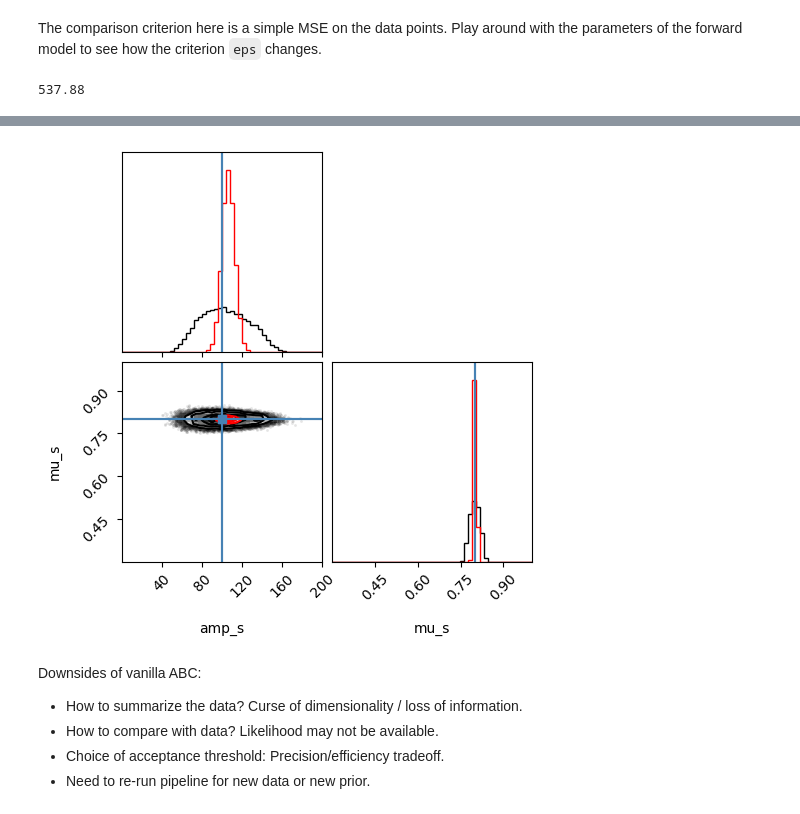
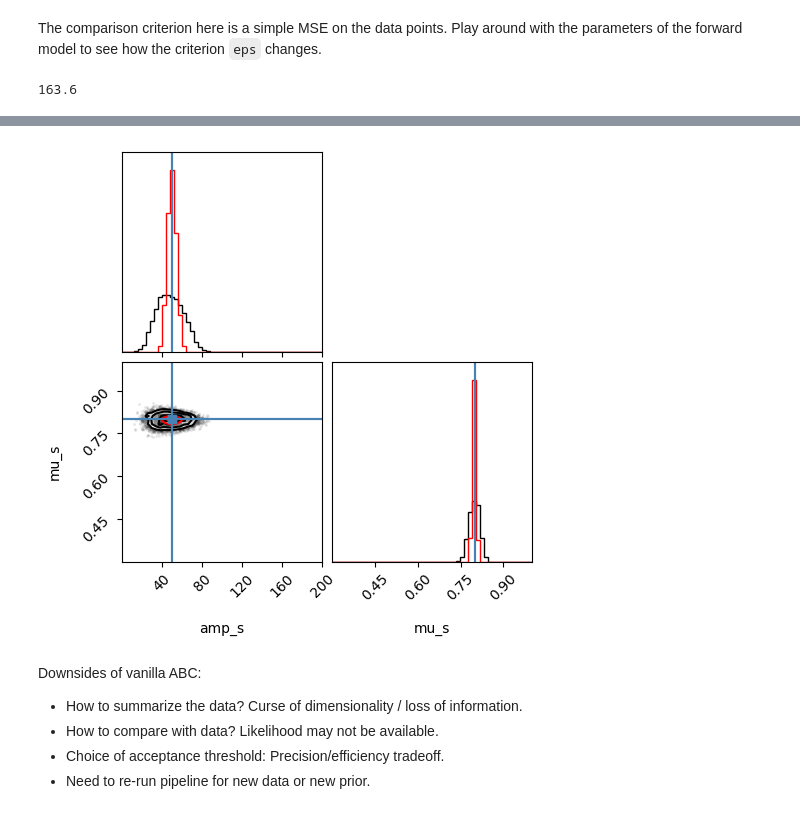
Before and after one commit to smsharma/sbi-lecture-mit, a Jupyter notebook: tutorial.ipynb, the cells around one changed output, grey strips where cells are left out. Saved outputs shown, nothing was run; the diff lists cells and outputs as text; code cells hidden in the pictures.

```diff
--- a/tutorial.ipynb
+++ b/tutorial.ipynb
@@ -136,7 +144,7 @@ def log_post(thetas, y, x):
 ndim, nwalkers = 2, 32
 sampler = emcee.EnsembleSampler(nwalkers, ndim, log_post, args=(y, x))
 
-pos = opt.x + 1e-2 * np.random.randn(nwalkers, ndim)
+pos = opt.x + 1e-3 * np.random.randn(nwalkers, ndim)
 sampler.run_mcmc(pos, 5000, progress=True);
 # %%
 # Plot posterior samples
@@ -155,11 +163,11 @@ def bump_simulator(thetas, y):
     """ Simulate samples from the bump forward model given theta = (amp_s, mu_s) and abscissa points y.
     """
     amp_s, mu_s = thetas
-    std_s, amp_b, exp_b = 0.05, 100, -0.5
+    std_s, amp_b, exp_b = 0.05, 50, -0.5
     x_mu = bump_forward_model(y, amp_s, mu_s, std_s, amp_b, exp_b)
     x = np.random.poisson(x_mu)
     return x
 
 # Test it out
-bump_simulator([100, 0.8], y)
+bump_simulator([50, 0.8], y)
 # %% [output]
@@ -176,11 +184,11 @@ The idea behind ABC is to realize samples from the forward model (with the param
 # %% [markdown]
 The comparison criterion here is a simple MSE on the data points. Play around with the parameters of the forward model to see how the criterion `eps` changes.
 # %%
-x_fwd = bump_simulator([100, 0.8], y)
+x_fwd = bump_simulator([50, 0.8], y)
 eps = np.sum(np.abs(x - x_fwd) ** 2) / len(x)
 eps
 # %% [output]
-537.88
+163.6
 # %%
 def abc(y, x, eps_thresh=500., n_samples=1000):
     """ABC algorithm for Gaussian bump model.
@@ -215,9 +223,9 @@ def abc(y, x, eps_thresh=500., n_samples=1000):
     progress_bar.close()
     return np.array(samples)
 
-n_samples = 20_000
-post_samples = abc(y, x, eps_thresh=500, n_samples=n_samples)
+n_samples = 5_000
+post_samples = abc(y, x, eps_thresh=200, n_samples=n_samples)
 # %%
-fig = corner.corner(post_samples, labels=["amp_s", "mu_s"], truths=[100, 0.8], range=[(0, 200), (0.3, 1)], bins=50);
-corner.corner(flat_samples, labels=["amp_s", "mu_s"], truths=[100, 0.8], fig=fig, color="red", weights=np.ones(len(flat_samples)) * n_samples / len(flat_samples), range=[(0, 200), (0.3, 1)], bins=50);
+fig = corner.corner(post_samples, labels=["amp_s", "mu_s"], truths=[50, 0.8], range=[(0, 200), (0.3, 1)], bins=50);
+corner.corner(flat_samples, labels=["amp_s", "mu_s"], truths=[50, 0.8], fig=fig, color="red", weights=np.ones(len(flat_samples)) * n_samples / len(flat_samples), range=[(0, 200), (0.3, 1)], bins=50);
 # %% [output]
@@ -224,4 +233,4 @@ corner.corner(flat_samples, labels=["amp_s", "mu_s"], truths=[100, 0.8], fig=fig
-[figure, old version]
+[figure, new version]
 # %% [markdown]
 Downsides of vanilla ABC:
 - How to summarize the data? Curse of dimensionality / loss of information.
```
Also changed, not shown: parts of 23 cells of this notebook, 2 other files.
